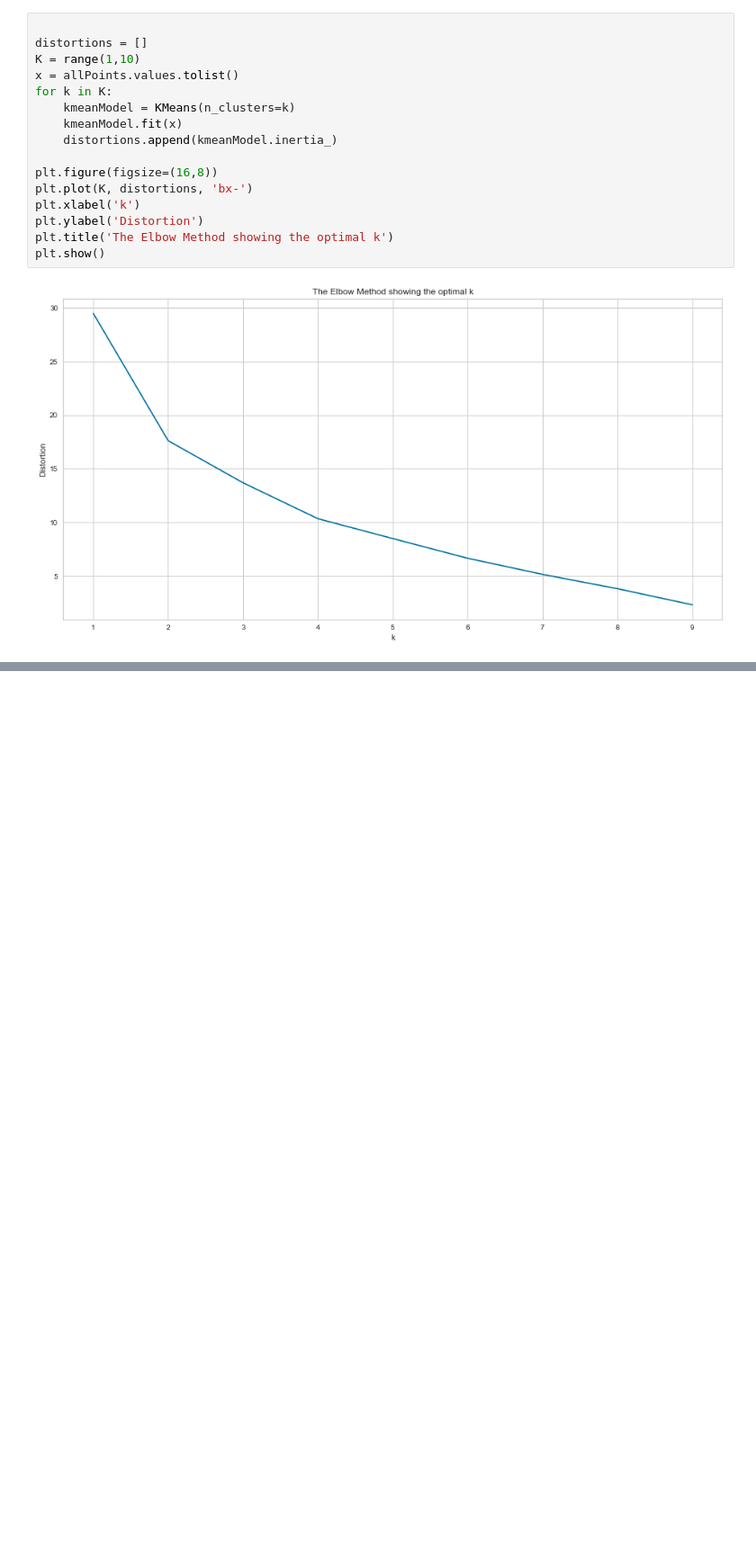
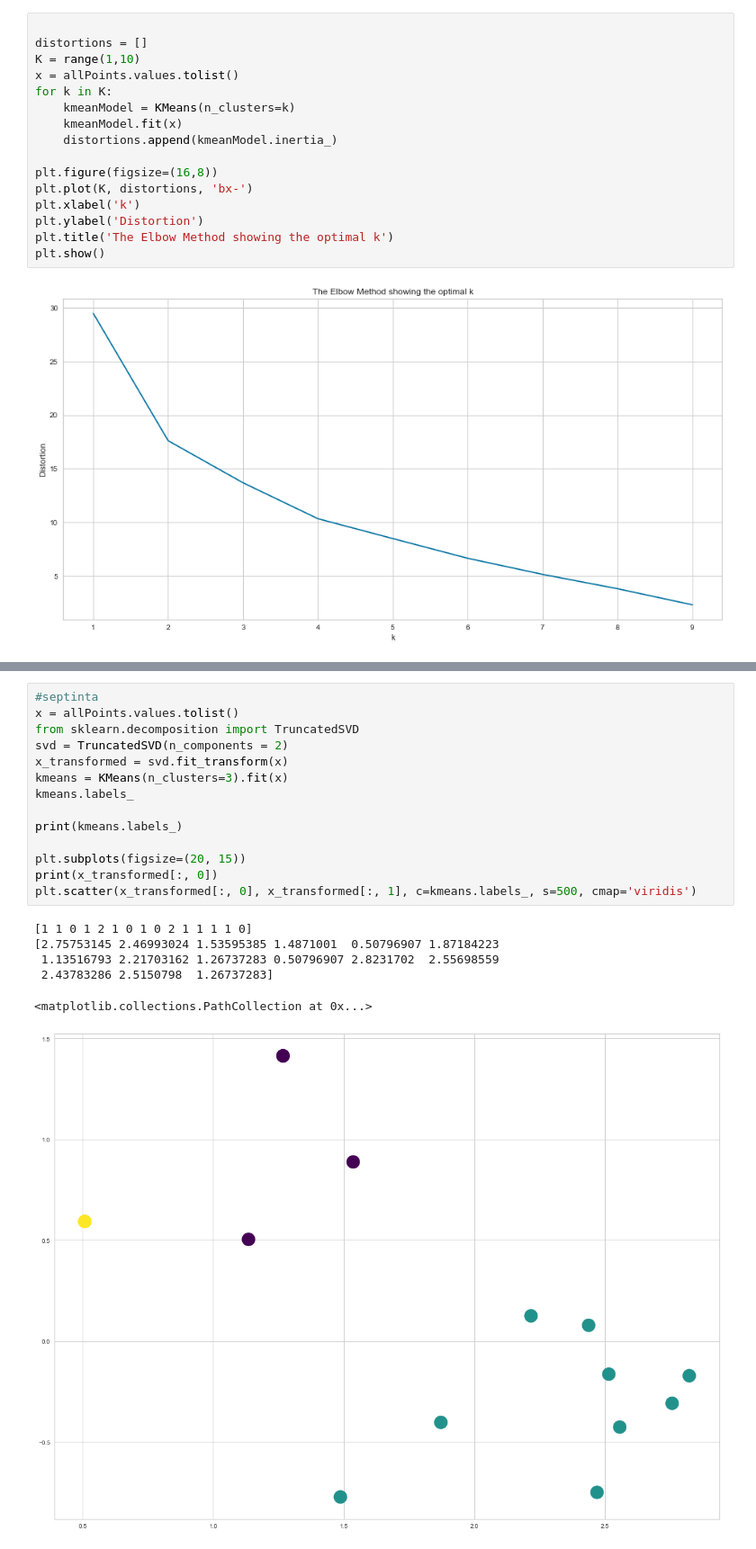
Before and after one commit to katinas15/masininis-paskaitos, a Jupyter notebook: antras.ipynb, the cells around one changed output, grey strips where cells are left out. Shown at 90% size. Drawn from its saved outputs; the diff is of its cells as text; blank space fills up the shorter version.

```diff
--- a/antras.ipynb
+++ b/antras.ipynb
@@ -337,0 +358,21 @@ KElbowVisualizer(ax=<AxesSubplot:title={'center':'Distortion Score Elbow for KMe
+# %%
+#septinta
+x = allPoints.values.tolist()
+from sklearn.decomposition import TruncatedSVD
+svd = TruncatedSVD(n_components = 2)
+x_transformed = svd.fit_transform(x)
+kmeans = KMeans(n_clusters=3).fit(x)
+kmeans.labels_
+
+print(kmeans.labels_)
+
+plt.subplots(figsize=(20, 15))
+print(x_transformed[:, 0])
+plt.scatter(x_transformed[:, 0], x_transformed[:, 1], c=kmeans.labels_, s=500, cmap='viridis')
+# %% [output]
+[1 1 0 1 2 1 0 1 0 2 1 1 1 1 0]
+[2.75753145 2.46993024 1.53595385 1.4871001  0.50796907 1.87184223
+ 1.13516793 2.21703162 1.26737283 0.50796907 2.8231702  2.55698559
+ 2.43783286 2.5150798  1.26737283]
+<matplotlib.collections.PathCollection at 0x...>
+[figure, added]
```
Also changed, not shown: parts of 2 cells of this notebook.
